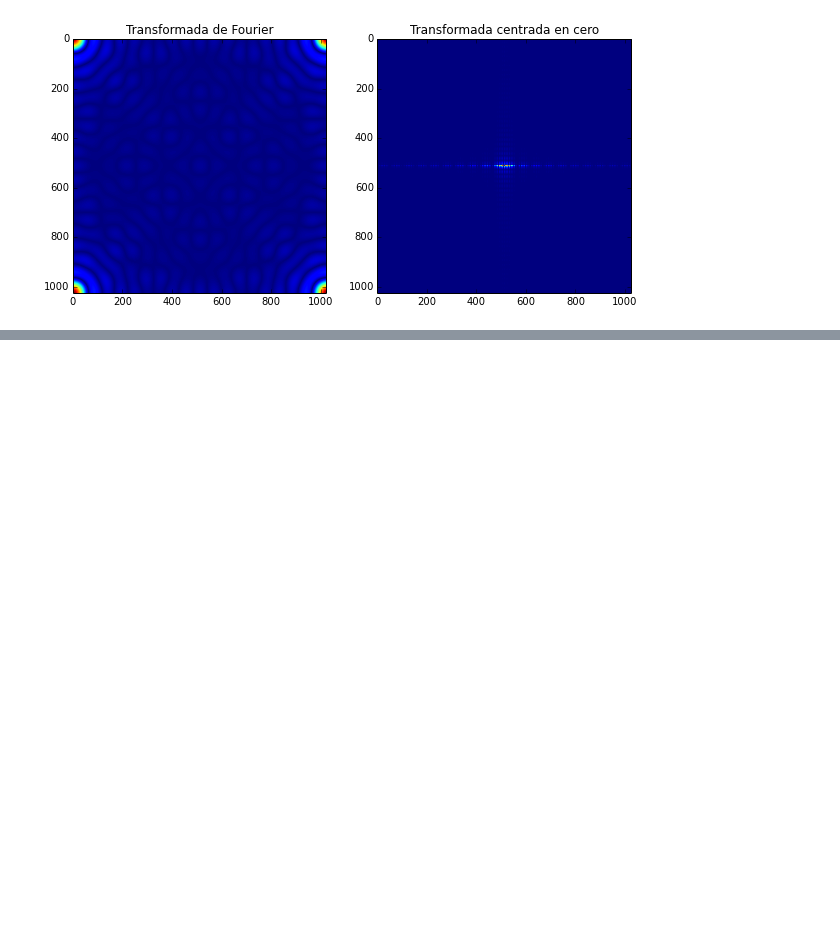
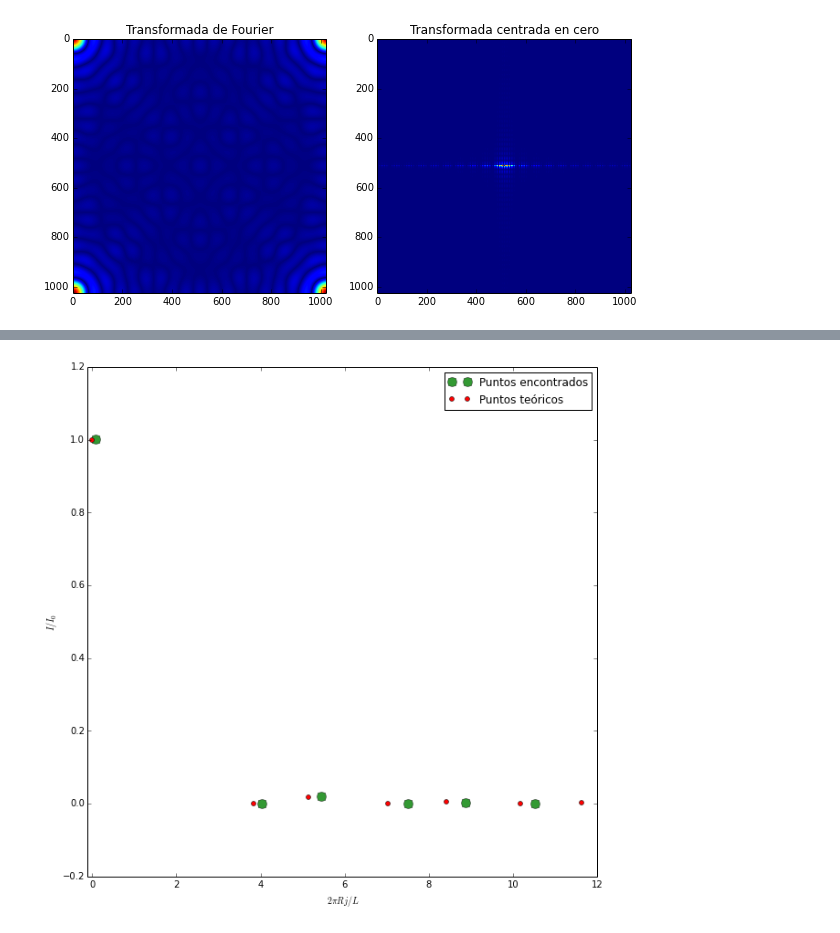
Before and after one commit to diitaz93/MC, a Jupyter notebook: HM_4/HM_4.ipynb, the cells around one changed output, grey strips where cells are left out. Cells and saved outputs as stored; diff of their text form; code cells hidden in the pictures; blank space fills up the shorter version.

```diff
--- a/HM_4/HM_4.ipynb
+++ b/HM_4/HM_4.ipynb
@@ -187,0 +245,24 @@ show()
+# %%
+#En una sola lista se guardan máximo y mínimos y en otra, se guardan los valores correspondientes.
+puntosx=[]
+puntosy=[]
+for i in range (len(minimos)):
+    puntosx.append(maximos[i])
+    puntosy.append(mavalor[i])
+    puntosx.append(minimos[i])
+    puntosy.append(mivalor[i])
+puntosx.append(maximos[3])
+puntosy.append(mavalor[3])
+# %%
+#Puntos teóricos para hacer la comparación
+xt= [0,3.833,5.136,7.016,8.417,10.174,11.620]
+yt= [1,0,0.0175,0,0.0042,0,0.0016]
+
+for i in range(len(xt)):
+    if (i%2==0):
+        print "Hay un máximo en " + str(puntosx[i]) + " y su valor es " + str(puntosy[i])
+        print "Según la teoría el máximo se encuentra en " + str(xt[i]) + " y su valor es " + str(yt[i]) + "\n"
+
+    if (i%2!=0):
+        print "Hay un mínimo en " + str(puntosx[i]) + " y su valor es " + str(puntosy[i])
+        print "Según la teoría el mínimo se encuentra en " + str(xt[i]) + " y su valor es " + str(yt[i]) + "\n"
@@ -187,0 +290,12 @@ show()
+# %%
+plt.figure(figsize=(10,10))
+plt.plot(puntosx,puntosy,"go",ms=10, label= "Puntos encontrados", alpha=0.8)
+plt.plot(xt,yt,"ro",ms=5,label=u"Puntos teóricos")
+plt.legend()
+plt.ylabel(r"$I/I_0$")
+plt.xlabel(r"$2 \pi R j/L$")
+plt.xlim(-0.1,12)
+plt.ylim(-0.2,1.2)
+plt.show()
+# %% [output]
+[figure, added]
```
Also changed, not shown: parts of 7 cells of this notebook, 6 other files.
